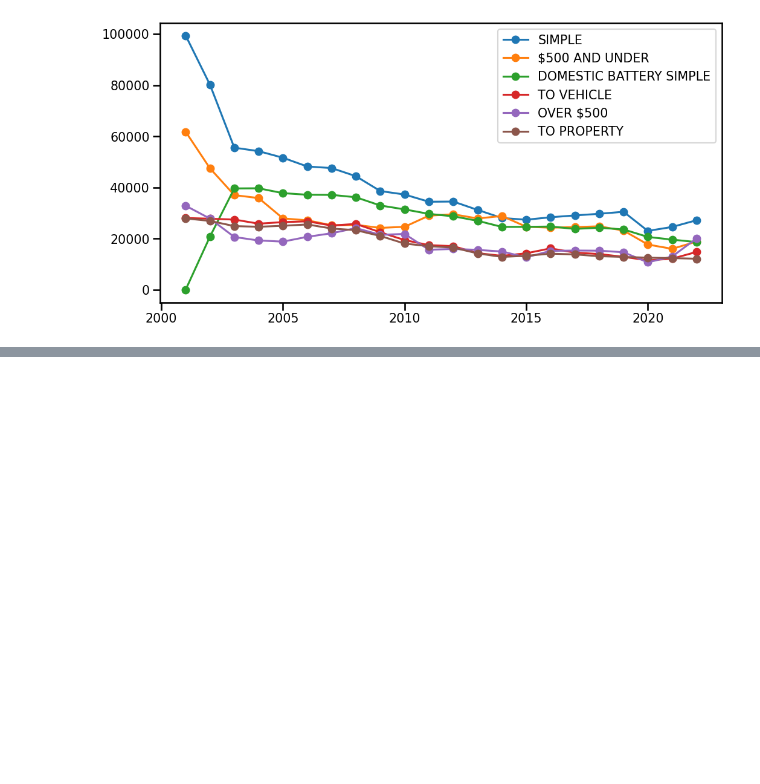
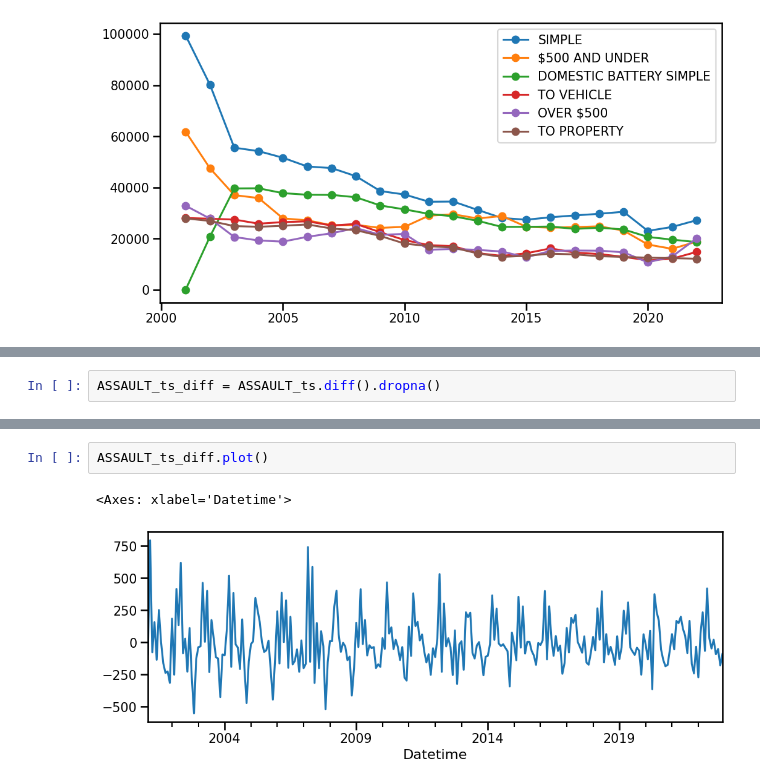
Before and after one commit to Al-Tayeb96/Chicago-Crime-Data, a Jupyter notebook: Chicago_Crime_Data.ipynb, the cells around one changed output, grey strips where cells are left out. Drawn from its saved outputs; the diff is of its cells as text; blank space fills up the shorter version.

```diff
--- a/Chicago_Crime_Data.ipynb
+++ b/Chicago_Crime_Data.ipynb
@@ -230,0 +468,2 @@ for crime in individual_crimes:
+# %%
+ASSAULT_ts_diff = ASSAULT_ts.diff().dropna()
@@ -230,0 +475,5 @@ for crime in individual_crimes:
+# %%
+ASSAULT_ts_diff.plot()
+# %% [output]
+<Axes: xlabel='Datetime'>
+[figure, added]
```
Also changed, not shown: parts of 58 cells of this notebook.
